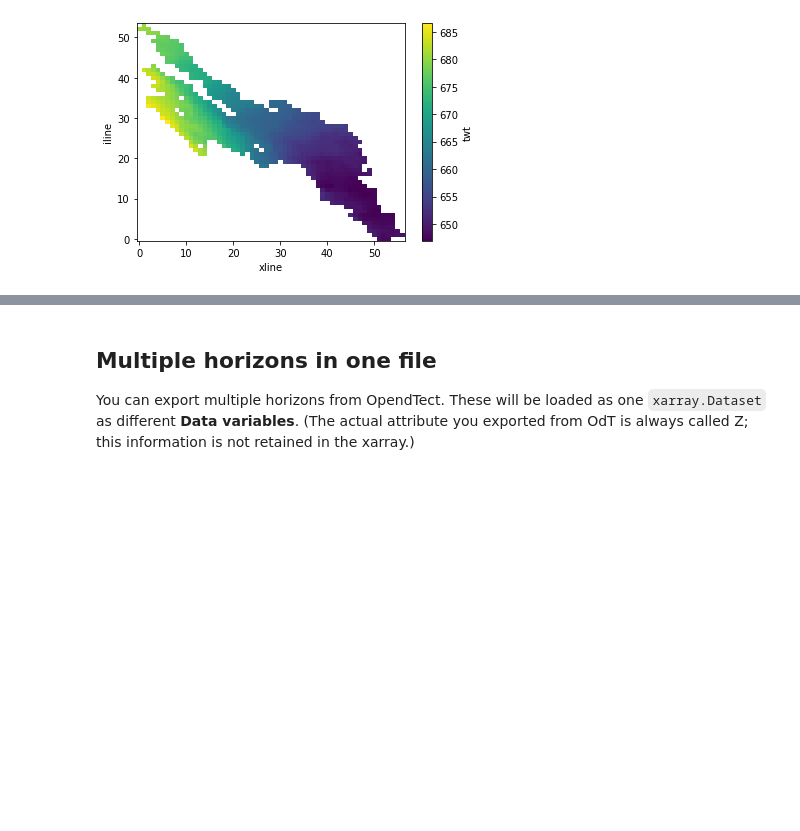
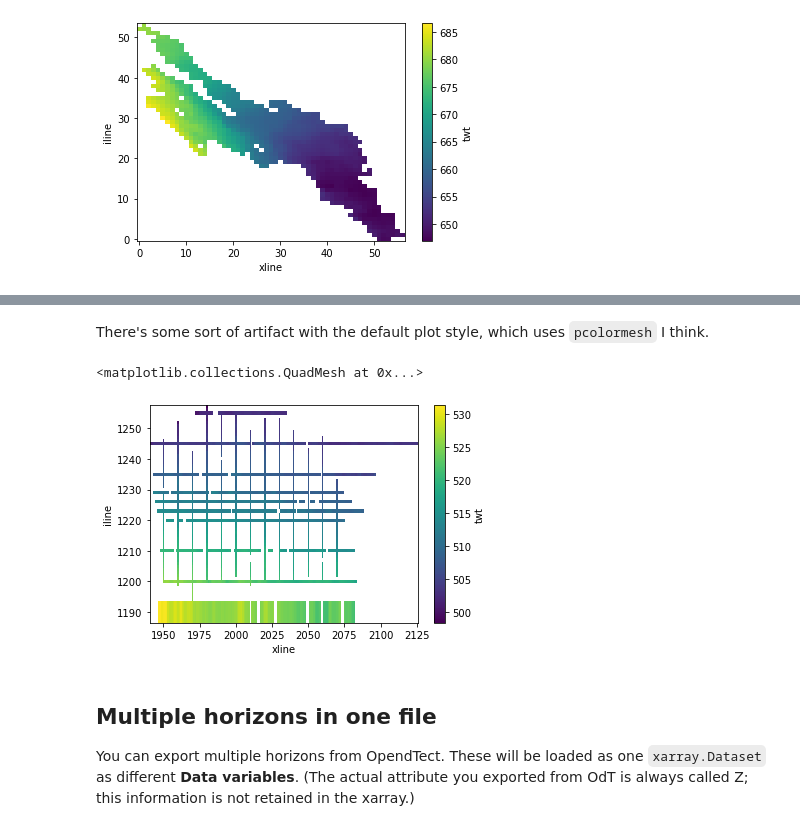
Before and after one commit to softwareunderground/gio, a Jupyter notebook: notebooks/Read_OpendTect_horizons.ipynb, the cells around one changed output, grey strips where cells are left out. Drawn from its saved outputs; the diff is of its cells as text; code cells hidden in the pictures; blank space fills up the shorter version.

```diff
--- a/notebooks/Read_OpendTect_horizons.ipynb
+++ b/notebooks/Read_OpendTect_horizons.ipynb
@@ -167,3 +192,10 @@ ds['twt'].plot()
+# %% [markdown]
+There's some sort of artifact with the default plot style, which uses `pcolormesh` I think.
+# %%
+ds['twt'].plot()
+# %% [output]
+<matplotlib.collections.QuadMesh at 0x...>
+[figure, added]
 # %% [markdown]
 ## Multiple horizons in one file
 
```
Also changed, not shown: parts of 3 cells of this notebook, 3 other files.
